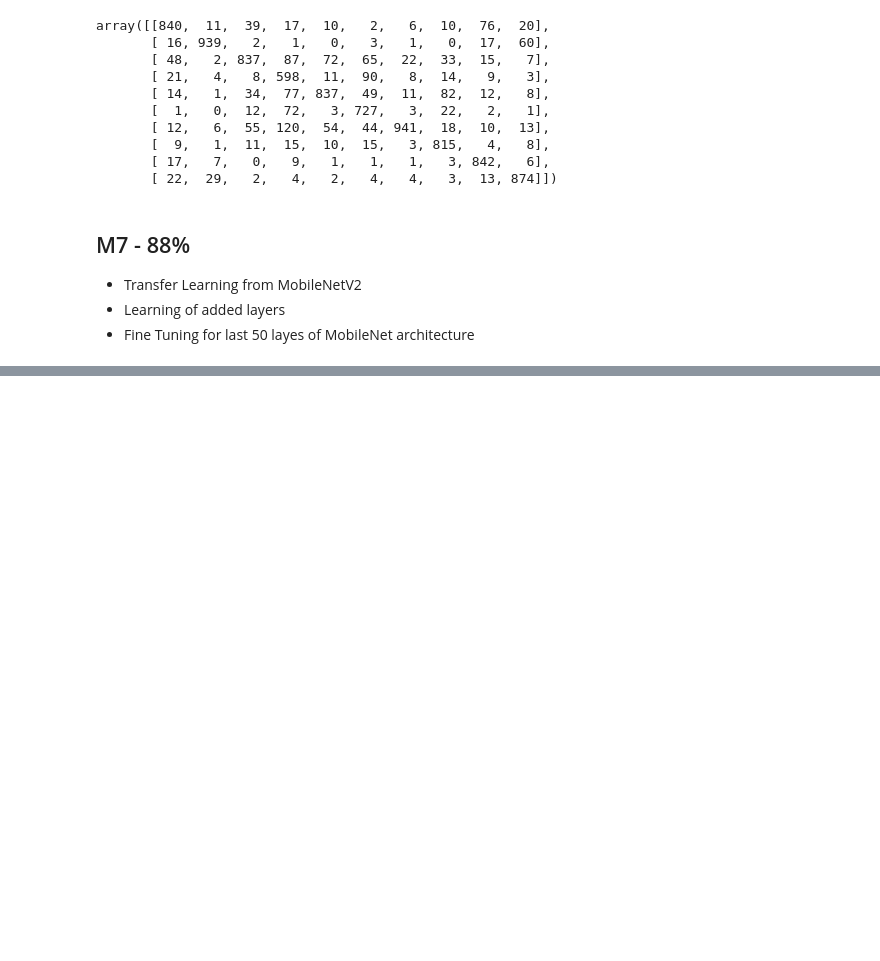
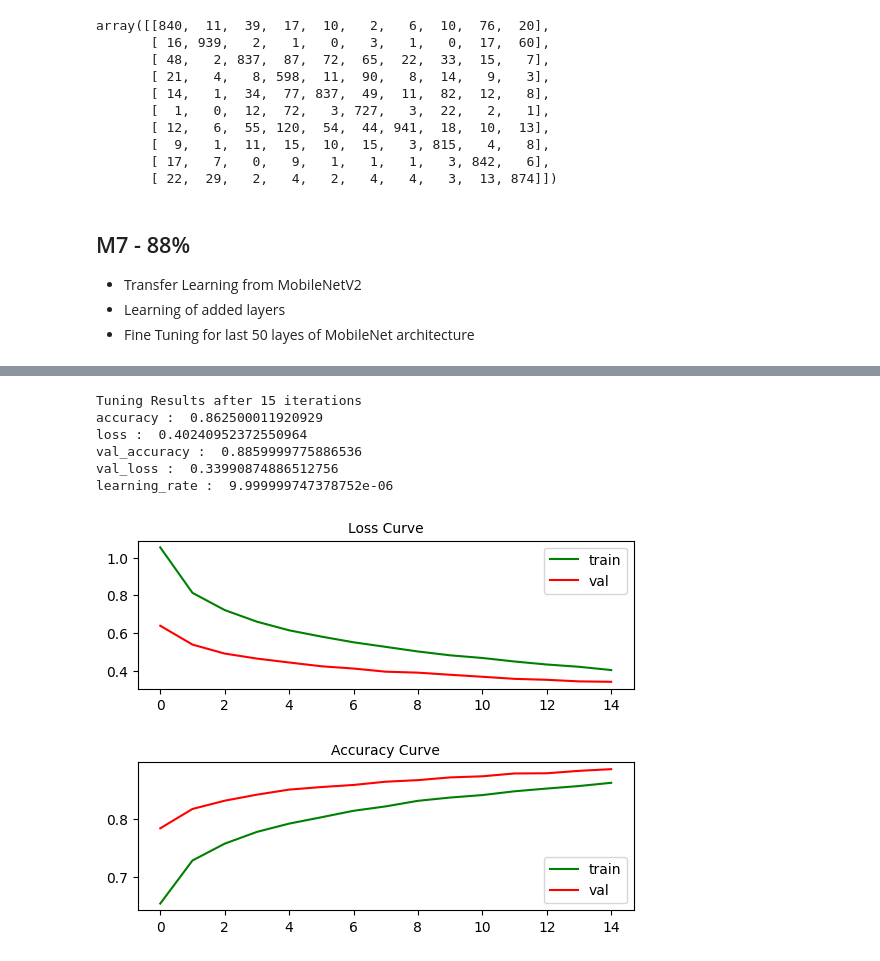
Before and after one commit to maleckicoa/Image-Classifier-App, a Jupyter notebook: main.ipynb, the cells around one changed output, grey strips where cells are left out. Cells and saved outputs as stored; diff of their text form; code cells hidden in the pictures; blank space fills up the shorter version.

```diff
--- a/main.ipynb
+++ b/main.ipynb
@@ -633,0 +667,29 @@ model.save('/content/drive/MyDrive/mobilenetv2_cifar10.keras')
+# %%
+iterations1 = len(transfer_history.history[ next(iter(transfer_history.history))])
+
+print(f"Tuning Results after {iterations1} iterations")
+for i in transfer_history.history.keys():
+  print(i,': ', transfer_history.history[i][-1])
+
+plt.subplot(211)
+plt.title("Loss Curve", fontsize=10)
+plt.plot(transfer_history.history['loss'], color='green', label='train' )
+plt.plot(transfer_history.history['val_loss'], color='red', label='val' )
+plt.legend()
+
+plt.subplot(212)
+plt.title("Accuracy Curve", fontsize=10)
+plt.plot(transfer_history.history['accuracy'], color='green', label='train' )
+plt.plot(transfer_history.history['val_accuracy'], color='red', label='val' )
+plt.legend()
+
+plt.subplots_adjust(hspace=0.5)
+plt.show()
+# %% [output]
+Tuning Results after 15 iterations
+accuracy :  0.862500011920929
+loss :  0.40240952372550964
+val_accuracy :  0.8859999775886536
+val_loss :  0.33990874886512756
+learning_rate :  9.999999747378752e-06
+[figure, added]
```
Also changed, not shown: parts of 5 cells of this notebook.
